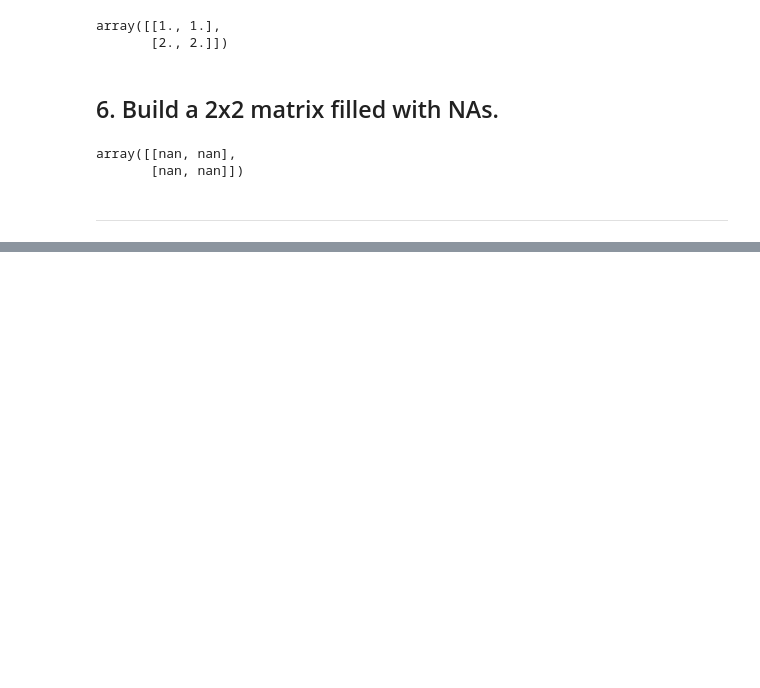
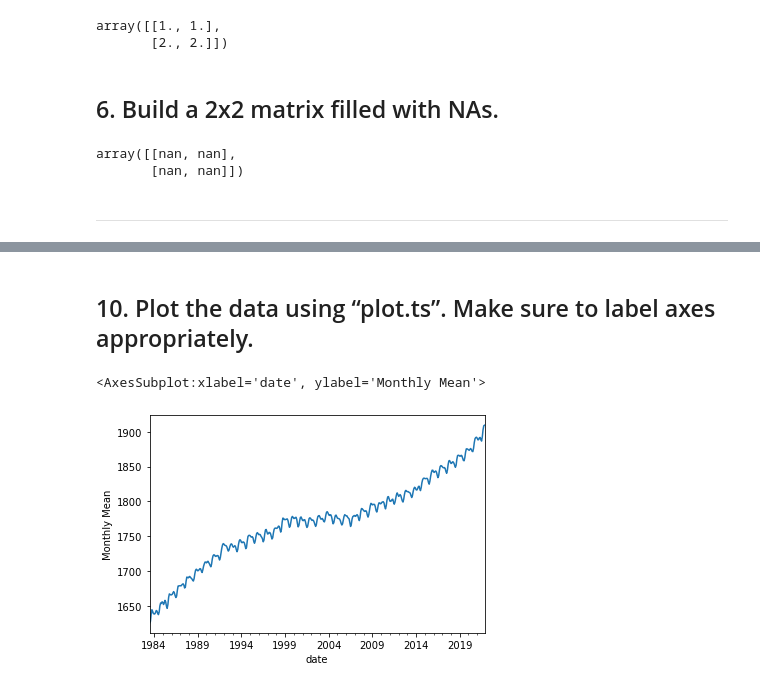
Before and after one commit to profxj/ocea200, a Jupyter notebook: OCEA-267/Lectures/Exercise_W1_L2.ipynb, the cells around one changed output, grey strips where cells are left out. Saved outputs shown, nothing was run; the diff lists cells and outputs as text; code cells hidden in the pictures; blank space fills up the shorter version.

```diff
--- a/OCEA-267/Lectures/Exercise_W1_L2.ipynb
+++ b/OCEA-267/Lectures/Exercise_W1_L2.ipynb
@@ -57,0 +70,2 @@ array([[nan, nan],
+# %%
+ch4 = pandas.read_table('ch4_mm_gl.txt', delim_whitespace=True)
@@ -57,0 +105,8 @@ array([[nan, nan],
+# %%
+dates = []
+for index, row in ch4.iterrows():
+    dates.append(f'{int(row.year)}-{int(row.month)}')
+dates = pandas.to_datetime(dates)
+ch4['date'] = dates
+ch4.set_index('date', inplace=True)
+ch4.head()
@@ -57,0 +121,7 @@ array([[nan, nan],
+# %% [markdown]
+## 10. Plot the data using “plot.ts”. Make sure to label axes appropriately.
+# %%
+ch4.average.plot(ylabel='Monthly Mean')
+# %% [output]
+<AxesSubplot:xlabel='date', ylabel='Monthly Mean'>
+[figure, added]
```
Also changed, not shown: parts of 17 cells of this notebook.
